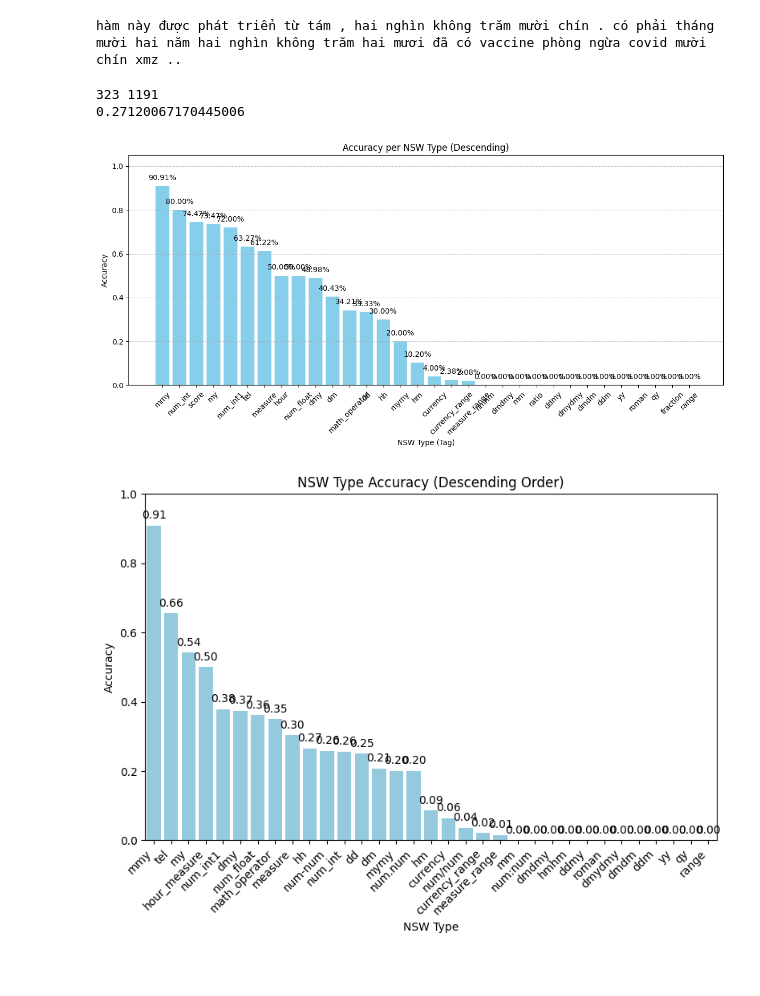
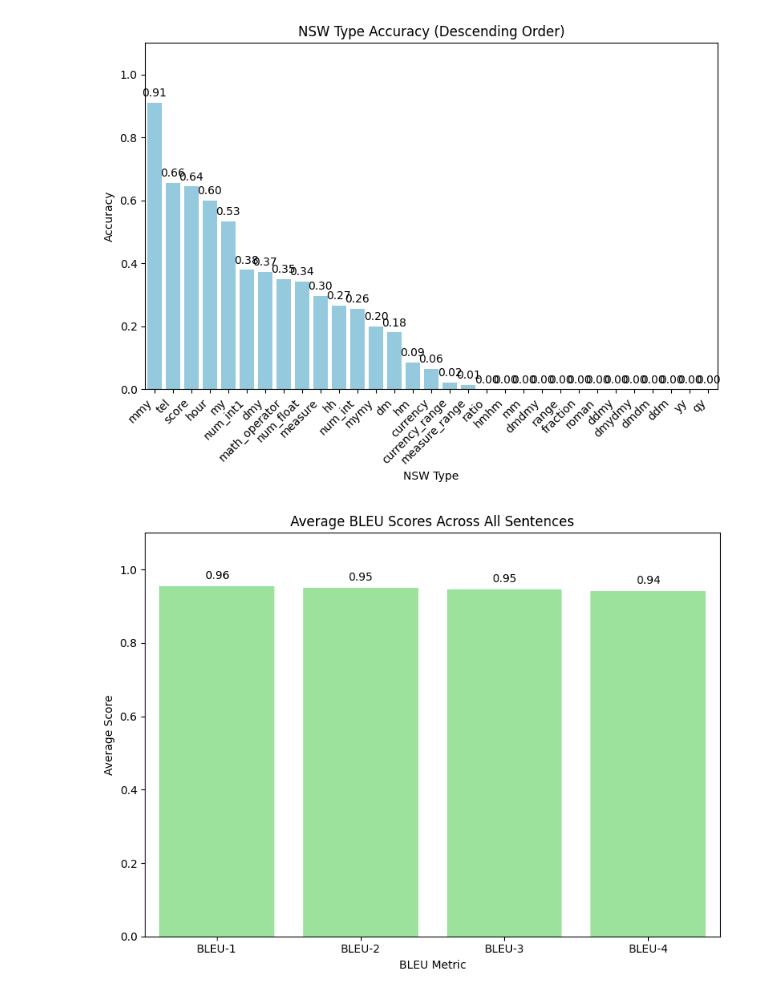
Before and after one commit to datnt3/text-normalization, a Jupyter notebook: notebooks/eval/vinorm_eval.ipynb, the cells around one changed output. Drawn from its saved outputs; the diff is of its cells as text; code cells hidden in the pictures; blank space fills up the shorter version.

```diff
--- a/notebooks/eval/vinorm_eval.ipynb
+++ b/notebooks/eval/vinorm_eval.ipynb
@@ -73,16 +3,3 @@ show_res(file)
-# %%
-from vinorm import TTSnorm
-S=TTSnorm("Hàm này được phát triển từ 8/2019. Có phải tháng 12/2020 đã có vaccine phòng ngừa Covid-19 xmz ?", punc = False, unknown = True, lower = True, rule = False)
-print(S)
-# %% [output]
-hàm này được phát triển từ tám , hai nghìn không trăm mười chín . có phải tháng mười hai năm hai nghìn không trăm hai mươi đã có vaccine phòng ngừa covid mười chín xmz ..
-# %%
-file = "/data/datnt3/text-normalization/data_storage/eval/llm_inference/2025-06-12/23:18:32_vinorm_1_eval.csv"
-show_res(file)
-# %% [output]
-323 1191
-0.27120067170445006
-[figure, removed]
 # %%
 
 import pandas as pd
@@ -91,48 +8,84 @@ import seaborn as sns
 import matplotlib.pyplot as plt
 
 # Load CSV (replace with your actual file path)
-csv_path = "/data/datnt3/text-normalization/data_storage/eval/llm_inference/2025-06-13/15:05:26_vinorm_1_eval.csv"  # Update to your CSV path
+csv_path = "/data/datnt3/text-normalization/data_storage/eval/llm_inference/2025-06-15/23:12:56_vinorm_1_eval.csv"  # Update to your CSV path
 df = pd.read_csv(csv_path)
 
 # Parse nsw_exact_match strings into dictionaries
 df["nsw_exact_match"] = df["nsw_exact_match"].apply(ast.literal_eval)
 
+# Convert BLEU scores to numeric
+bleu_cols = ["bleu1", "bleu2", "bleu3", "bleu4"]
+for col in bleu_cols:
+    df[col] = pd.to_numeric(df[col], errors="coerce")
+
+# Compute total correct sentences
+total_correct_sentences = df["exact_match"].sum()
+
+# Compute BLEU averages across all sentences
+bleu_averages = {f"BLEU-{i+1}": df[f"bleu{i+1}"].mean() for i in range(4)}
+
 # Compute accuracy per NSW type
 tag_scores = {}
+tag_counts = {}
 for nsw_dict in df["nsw_exact_match"]:
     for nsw, [tag, score] in nsw_dict.items():
         tag_scores.setdefault(tag, []).append(score)
+        tag_counts.setdefault(tag, 0)
+        tag_counts[tag] += 1
 
 # Calculate accuracy for each tag
 tag_accuracies = {tag: sum(scores) / len(scores) for tag, scores in tag_scores.items()}
 
-# Convert to DataFrame for plotting
+# Convert to DataFrame for NSW accuracy plot
 accuracy_df = pd.DataFrame.from_dict(tag_accuracies, orient="index", columns=["Accuracy"])
 accuracy_df = accuracy_df.sort_values(by="Accuracy", ascending=False)
 
-# Plot bar chart
+# Plot NSW accuracy bar chart
 plt.figure(figsize=(8, 6))
 sns.barplot(x=accuracy_df.index, y=accuracy_df["Accuracy"], color="skyblue")
 plt.title("NSW Type Accuracy (Descending Order)")
 plt.xlabel("NSW Type")
 plt.ylabel("Accuracy")
-plt.ylim(0, 1)
+plt.ylim(0, 1.1)
 plt.xticks(rotation=45, ha="right")
 for i, v in enumerate(accuracy_df["Accuracy"]):
     plt.text(i, v + 0.02, f"{v:.2f}", ha="center")
 plt.tight_layout()
+plt.savefig("nsw_accuracy_barchart.png", dpi=300, bbox_inches="tight")
+plt.show()
 
-# Save plot (optional)
-plt.savefig("nsw_accuracy_barchart.png", dpi=300, bbox_inches="tight")
+# Convert BLEU averages to DataFrame for plot
+bleu_df = pd.DataFrame.from_dict(bleu_averages, orient="index", columns=["Average BLEU"])
+
+# Plot BLEU averages bar chart
+plt.figure(figsize=(8, 6))
+sns.barplot(x=bleu_df.index, y=bleu_df["Average BLEU"], color="lightgreen")
+plt.title("Average BLEU Scores Across All Sentences")
+plt.xlabel("BLEU Metric")
+plt.ylabel("Average Score")
+plt.ylim(0, 1.1)
+for i, v in enumerate(bleu_df["Average BLEU"]):
+    plt.text(i, v + 0.02, f"{v:.2f}", ha="center")
+plt.tight_layout()
+# plt.savefig("bleu_averages_barchart.png", dpi=300, bbox_inches="tight")
 plt.show()
 
 # Print statistics
 print("\nNSW Type Accuracy Statistics:")
-for tag, accuracy in tag_accuracies.items():
-    total = len(tag_scores[tag])
+for tag in accuracy_df.index:
+    accuracy = tag_accuracies[tag]
     correct = sum(tag_scores[tag])
+    total = tag_counts[tag]
     print(f"{tag}: {correct}/{total} correct, Accuracy = {accuracy:.2f}")
+
+print("\nBLEU Score Averages:")
+for bleu_metric, avg in bleu_averages.items():
+    print(f"{bleu_metric}: {avg:.2f}")
+
+print(f"\nTotal Correct Sentences: {total_correct_sentences}/{len(df)}")
 # %% [output]
-[figure, old version]
+[figure, new version]
+[figure, added]
 NSW Type Accuracy Statistics:
 mmy: 10/11 correct, Accuracy = 0.91
```
Also changed, not shown: parts of 6 cells of this notebook, 12 other files.
